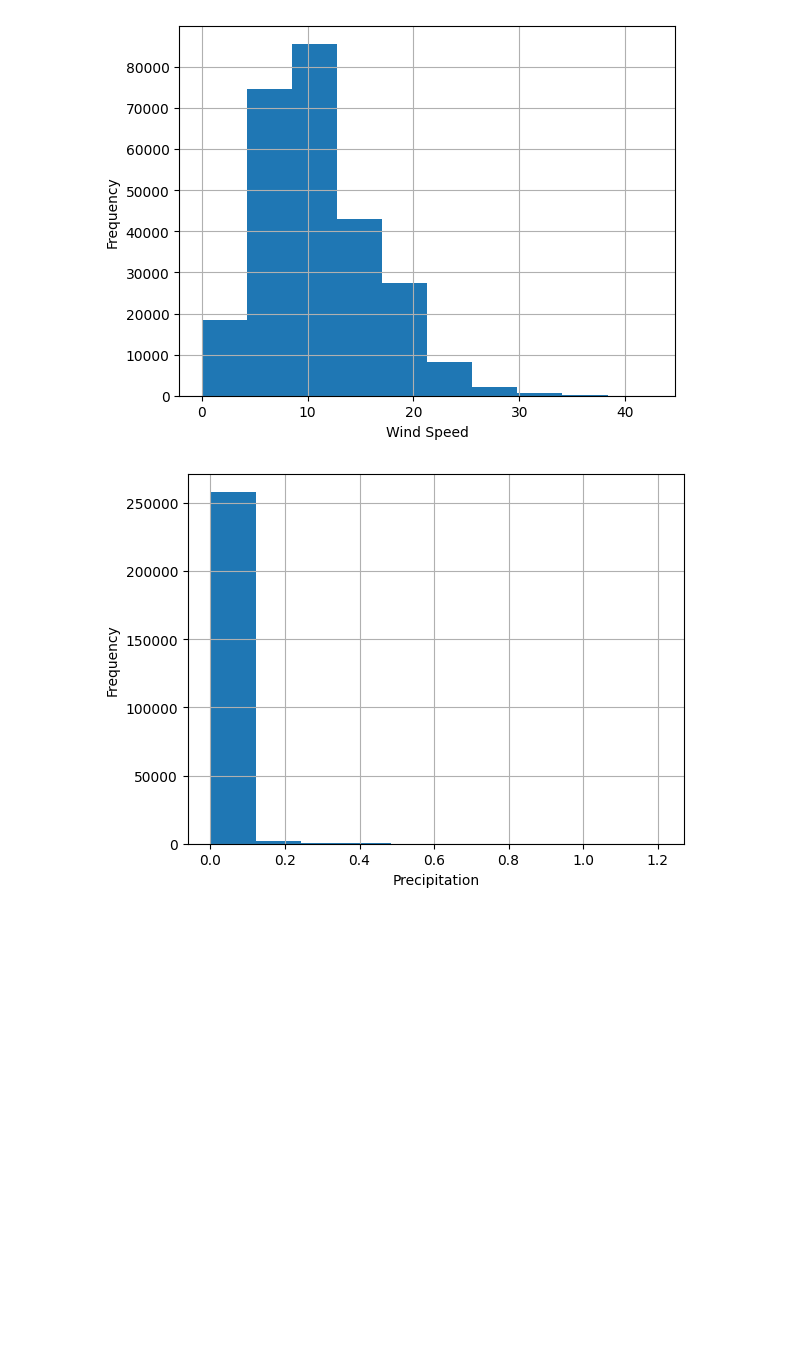
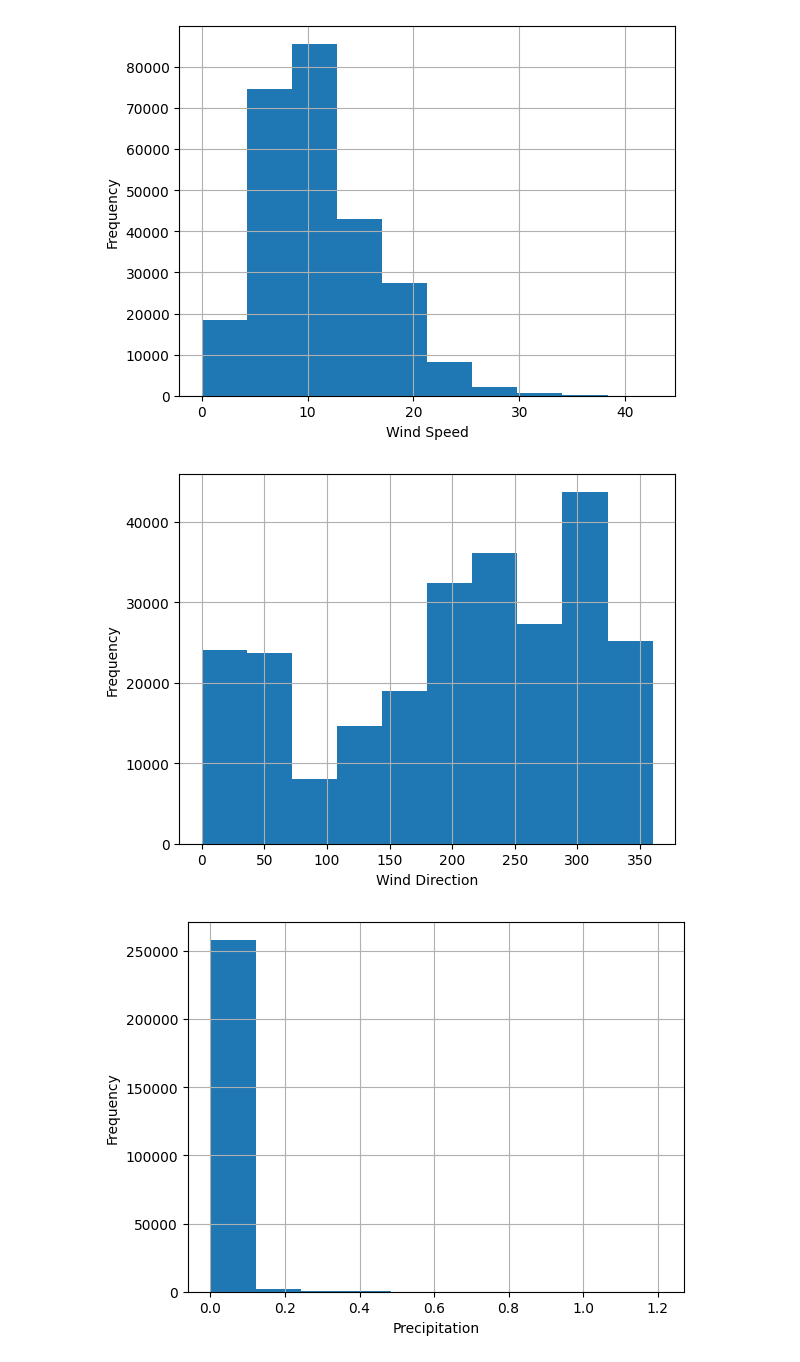
Before and after one commit to lucyg04/nycflights13, a Jupyter notebook: Practical 1/practical1_py.ipynb, the cells around one changed output. Drawn from its saved outputs; the diff is of its cells as text; code cells hidden in the pictures; blank space fills up the shorter version.

```diff
--- a/Practical 1/practical1_py.ipynb
+++ b/Practical 1/practical1_py.ipynb
@@ -361,8 +362,8 @@ shuffled_data = StratifiedShuffleSplit(
 
 # Create the train and test sets using the indexes
 # Using a copy to keep them independent
-flights_train = flights_weather_airlines.iloc[train_index].copy()
-flights_test = flights_weather_airlines.iloc[test_index].copy()
+flights_train_raw = flights_weather_airlines.iloc[train_index].copy()
+flights_test_raw = flights_weather_airlines.iloc[test_index].copy()
 # %% [markdown]
 ### 5. Verify that the Training & Test Set have similar delay distributions
 # %%
@@ -641,4 +646,14 @@ plt.show()
 # Because the mean would be pulled up by the long tails on the left
 # %% [output]
 [figure]
+# %%
+flights_train_copy['wind_dir'].hist()
+
+plt.ylabel('Frequency')
+plt.xlabel('Wind Direction')
+plt.show()
+
+# There doesn't seem to be a clear distribution here, would probably end up dropping this depending on its correlation with the response
+# %% [output]
+[figure, added]
 # %%
```
Also changed, not shown: parts of 52 cells of this notebook.
